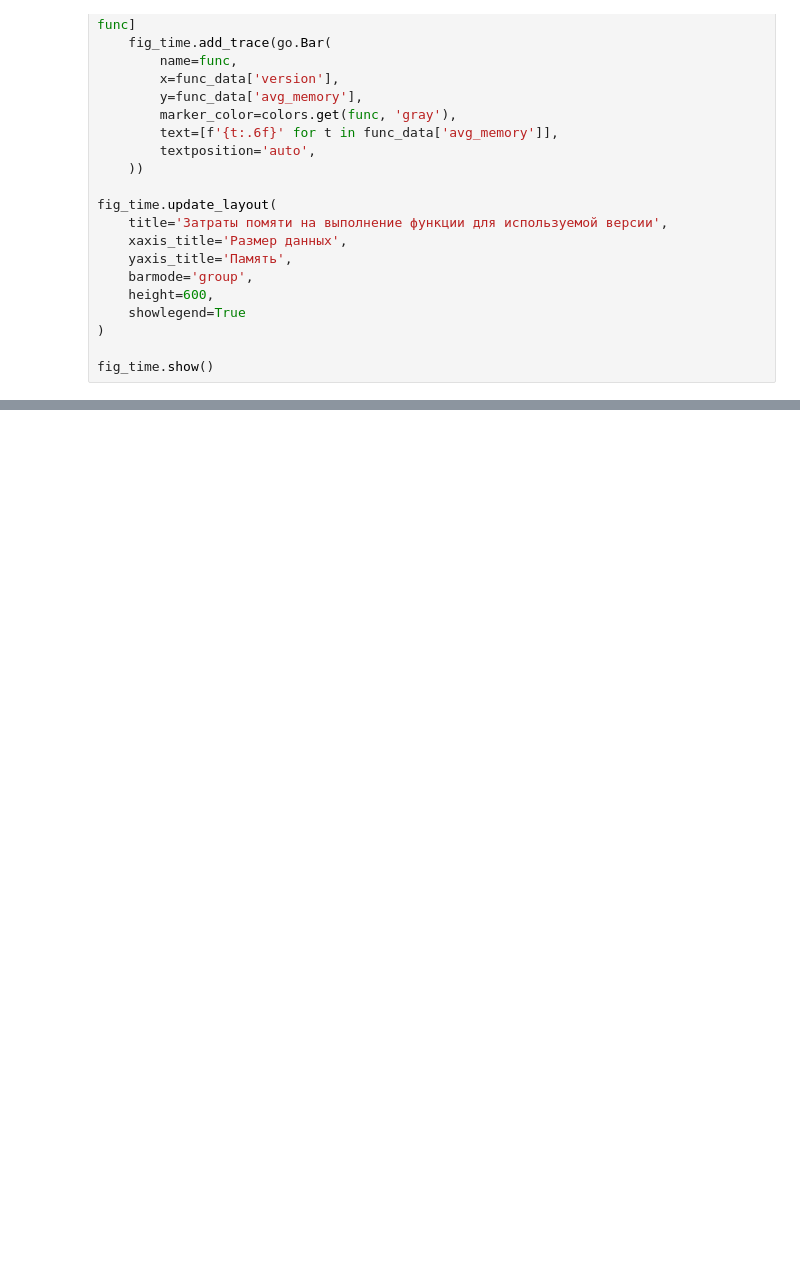
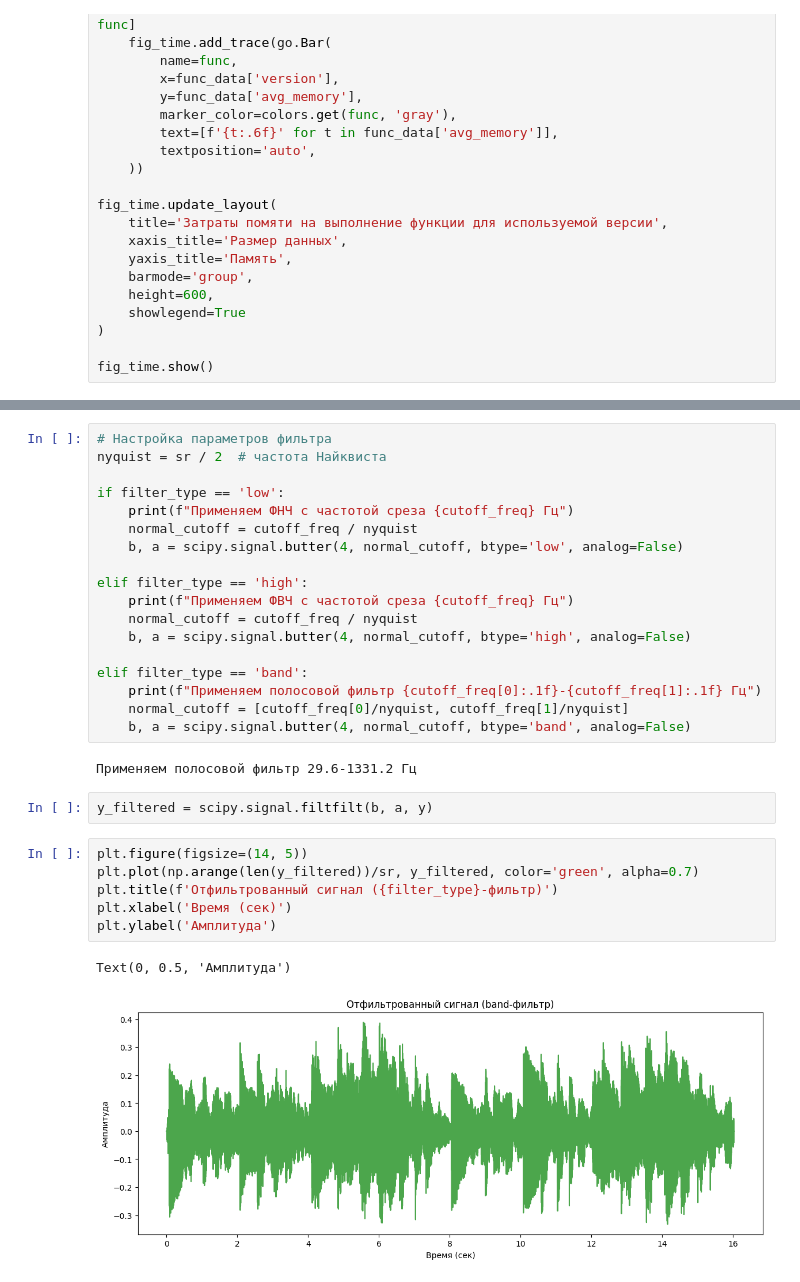
Before and after one commit to vl4xd/pstu-python-programming, a Jupyter notebook: lab_work_4/src/main.ipynb, the cells around one changed output, grey strips where cells are left out. Drawn from its saved outputs; the diff is of its cells as text; blank space fills up the shorter version.

```diff
--- a/lab_work_4/src/main.ipynb
+++ b/lab_work_4/src/main.ipynb
@@ -1105,0 +1332,31 @@ fig_time.show()
+# %%
+# Настройка параметров фильтра
+nyquist = sr / 2  # частота Найквиста
+
+if filter_type == 'low':
+    print(f"Применяем ФНЧ с частотой среза {cutoff_freq} Гц")
+    normal_cutoff = cutoff_freq / nyquist
+    b, a = scipy.signal.butter(4, normal_cutoff, btype='low', analog=False)
+
+elif filter_type == 'high':
+    print(f"Применяем ФВЧ с частотой среза {cutoff_freq} Гц")
+    normal_cutoff = cutoff_freq / nyquist
+    b, a = scipy.signal.butter(4, normal_cutoff, btype='high', analog=False)
+
+elif filter_type == 'band':
+    print(f"Применяем полосовой фильтр {cutoff_freq[0]:.1f}-{cutoff_freq[1]:.1f} Гц")
+    normal_cutoff = [cutoff_freq[0]/nyquist, cutoff_freq[1]/nyquist]
+    b, a = scipy.signal.butter(4, normal_cutoff, btype='band', analog=False)
+# %% [output]
+Применяем полосовой фильтр 29.6-1331.2 Гц
+# %%
+y_filtered = scipy.signal.filtfilt(b, a, y)
+# %%
+plt.figure(figsize=(14, 5))
+plt.plot(np.arange(len(y_filtered))/sr, y_filtered, color='green', alpha=0.7)
+plt.title(f'Отфильтрованный сигнал ({filter_type}-фильтр)')
+plt.xlabel('Время (сек)')
+plt.ylabel('Амплитуда')
+# %% [output]
+Text(0, 0.5, 'Амплитуда')
+[figure, added]
```
Also changed, not shown: parts of 21 cells of this notebook, 1 other file.
